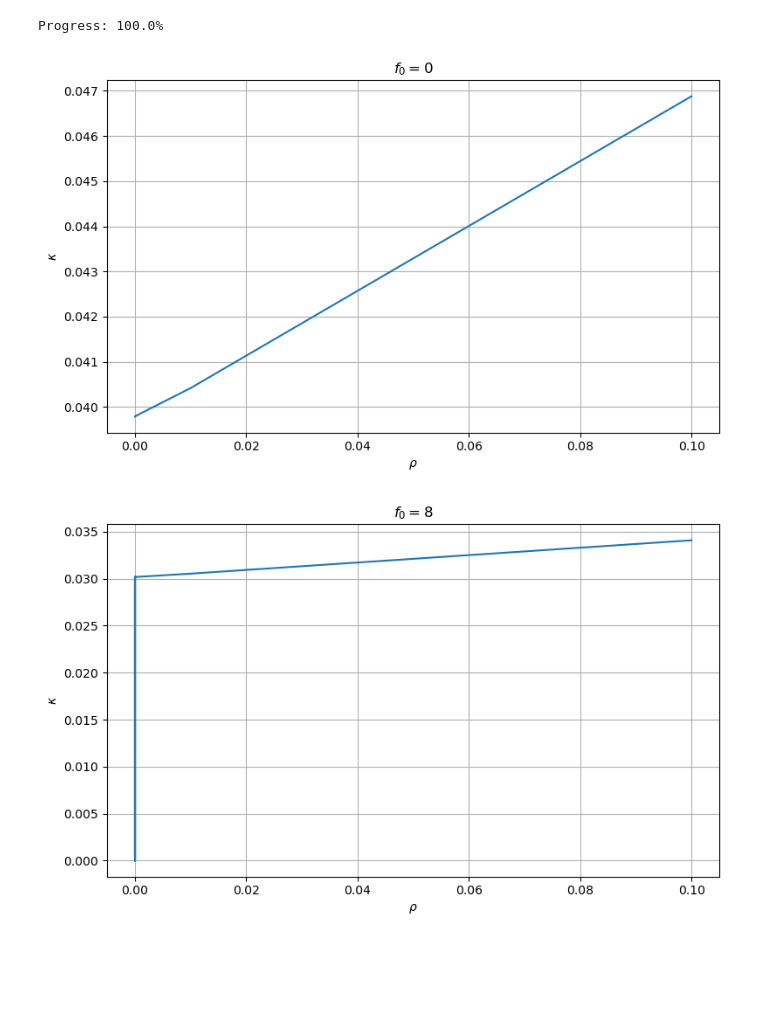
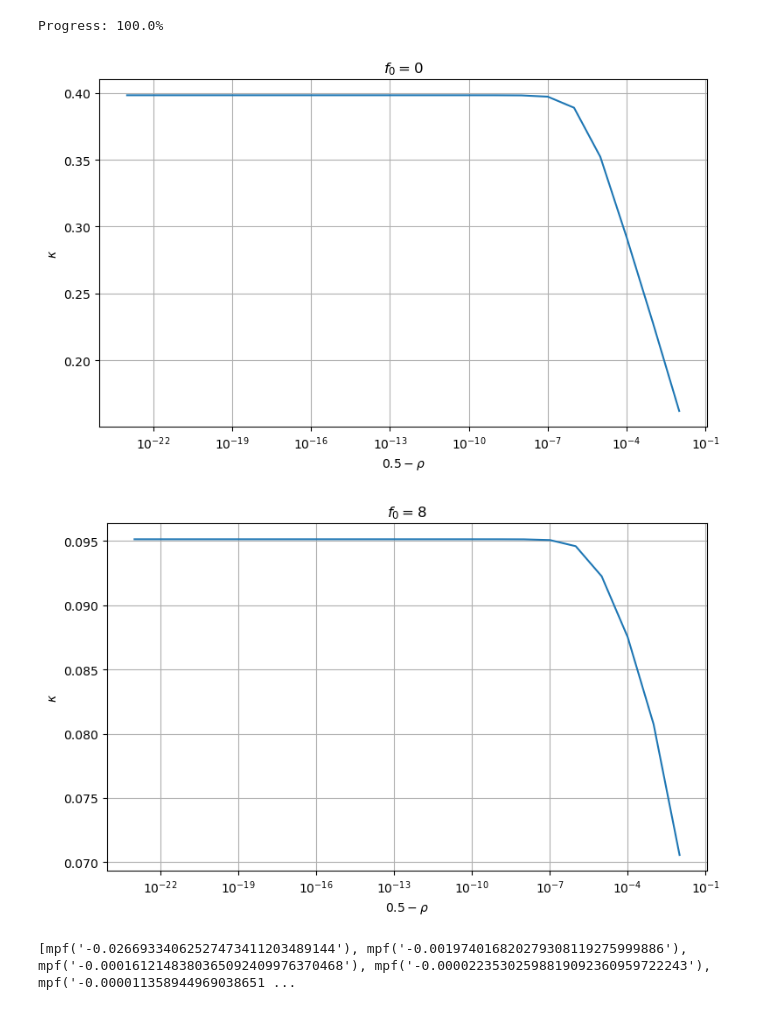
Before and after one commit to janjhch/bachelorthesis, a Jupyter notebook: meanfield/singularity_2d.ipynb, the cells around one changed output. Cells and saved outputs as stored; diff of their text form; code cells hidden in the pictures; blank space fills up the shorter version.

```diff
--- a/meanfield/singularity_2d.ipynb
+++ b/meanfield/singularity_2d.ipynb
@@ -6,43 +6,43 @@
 from mpmath import mp, mpf, acos, cos, pi, quad, sqrt, findroot, fabs, linspace, fdiv, fadd, fmul, fsub, im, re, power, fneg
 import matplotlib.pyplot as plt
 
-t = 1
-d = 2
+t = mpf(1)
+d = mpf(2)
 
-mp.dps = 25
+mp.dps = 30
 
 def heaviside(x):
     x = mpf(x)
 
     if x < 0:
-        return 0
+        return mpf(0)
     else:
-        return 1
+        return mpf(1)
 
 def I_1(x):
     x = mpf(x)
-    if fabs(x) <= 2 * t:
-        result = heaviside(x + 2 * t) - (1 / pi) * acos(x / (2 * t))
+    if fabs(x) <= fmul(mpf(2), t):
+        result = fsub(heaviside(fadd(x, fmul(mpf(2), t))), fmul(fdiv(mpf(1), pi), acos(fdiv(x, fmul(mpf(2), t)))))
     else:
-        result = heaviside(x + 2 * t)
+        result = heaviside(fadd(x, fmul(mpf(2), t)))
     return result
 
 def I_2(x):
     x = mpf(x)
 
     def I_1_shifted(k):
-        return I_1(x + 2 * t * cos(k))
+        return I_1(fadd(x, fmul(fmul(mpf(2), t), cos(k))))
 
     # Use mpmath's quad for integration
     integral_value = quad(I_1_shifted, [-pi, pi])
 
-    return integral_value / (2 * pi)
+    return fdiv(integral_value, fmul(mpf(2), pi))
 
 def rho_hk_2d(mu, U):
     mu = mpf(mu)
     U = mpf(U)
     if U >= 0:
-        return I_2(mu) + I_2(mu - U)
+        return fadd(I_2(mu), I_2(fsub(mu, U)))
     else:
         return 2 * I_2(mu - U / 2)
 
@@ -58,10 +58,10 @@ def find_mu_of_rho_landau(rho, U, f_0):
     bracket = (lower, upper)
 
     def func_mu(mu):
-        return rho_hk_2d(mu - f_0 * rho, U) - rho
+        return fsub(rho_hk_2d(fsub(mu, fmul(f_0, rho)), U), rho)
 
     try:
-        mu_root = findroot(func_mu, bracket, solver='bisect', verbose=False, tol=mpf('1e-24'))
+        mu_root = findroot(func_mu, bracket, solver='bisect', verbose=False, tol=mpf('1e-29'))
         return mu_root
     except Exception:
         raise RuntimeError(f"Keine Nullstelle gefunden für rho={rho}")
@@ -87,7 +87,7 @@ def DOS_HK_2D(E):
     E = mpf(E)
 
     def integrand_DOS_2d(k):
-        arg = fadd(fdiv(E, 2 * t), cos(k))
+        arg = fadd(fdiv(E, fmul(mpf(2), t)), cos(k))
         if -1 < arg < 1:
             return fdiv(1, sqrt(fsub(1, power(arg, 2))))
         else:
@@ -165,6 +165,7 @@ def plot_mpf_arrays(x_array, y_array, xlabel='x', ylabel='y', title='Plot'):
     plt.figure(figsize=(8, 5))
     plt.plot(x_vals, y_vals, lw=1.5)
     plt.xlabel(xlabel)
+    plt.xscale('log')
     plt.ylabel(ylabel)
     plt.title(title)
     plt.grid(True)
@@ -226,20 +227,29 @@ plot_mpf_arrays(rho_list, kappa_f8, r'$\rho$', r'$\kappa$')
 # %% [markdown]
 # 4. Resolving The Singularity
 # %%
-rho_list_log = [mpf(1e-1),mpf(1e-2),mpf(1e-3),mpf(1e-4),mpf(1e-5),mpf(1e-6),mpf(1e-7),mpf(1e-8),mpf(1e-9),mpf(1e-10),
+rho_list_log_diff = [mpf(1e-2),mpf(1e-3),mpf(1e-4),mpf(1e-5),mpf(1e-6),mpf(1e-7),mpf(1e-8),mpf(1e-9),mpf(1e-10),
                 mpf(1e-11),mpf(1e-12),mpf(1e-13),mpf(1e-14),mpf(1e-15),mpf(1e-16),mpf(1e-17),mpf(1e-18),mpf(1e-19),
                 mpf(1e-20),mpf(1e-21),mpf(1e-22),mpf(1e-23)]
 
+rho_list_log = []
+
+for rho_val in rho_list_log_diff:
+    rho_list_log.append(fsub(mpf(0.5), rho_val))
+
 mu_list_log_f0 = create_mu_list(rho_list_log, 14, 0)
 mu_list_log_f8 = create_mu_list(rho_list_log, 14, 8)
 # %% [output]
 Progress: 100.0%
 # %%
-kappa_log_f0 = create_kappa_list_hk(mu_list_log_f0, 14)
+kappa_log_f0 = create_kappa_list_landau(rho_list_log, mu_list_log_f0, 14, 0)
 kappa_log_f8 = create_kappa_list_landau(rho_list_log, mu_list_log_f8, 14, 8)
 
-plot_mpf_arrays(rho_list_log, kappa_log_f0, r'$\rho$', r'$\kappa$', r'$f_0 = 0$')
-plot_mpf_arrays(rho_list_log, kappa_log_f8, r'$\rho$', r'$\kappa$', r'$f_0 = 8$')
+plot_mpf_arrays(rho_list_log_diff, kappa_log_f0, r'$0.5 - \rho$', r'$\kappa$', r'$f_0 = 0$')
+plot_mpf_arrays(rho_list_log_diff, kappa_log_f8, r'$0.5 - \rho$', r'$\kappa$', r'$f_0 = 8$')
 # %% [output]
-[figure, old version]
+[figure, new version]
-[figure, old version]
+[figure, new version]
+# %%
+print(mu_list_log_f0)
+# %% [output]
+[mpf('-0.02669334062527473411203489144'), mpf('-0.001974016820279308119275999886'), mpf('-0.0001612148380365092409976370468'), mpf('-0.00002235302598819092360959722243'), mpf('-0.000011358944969038651 ...
```
